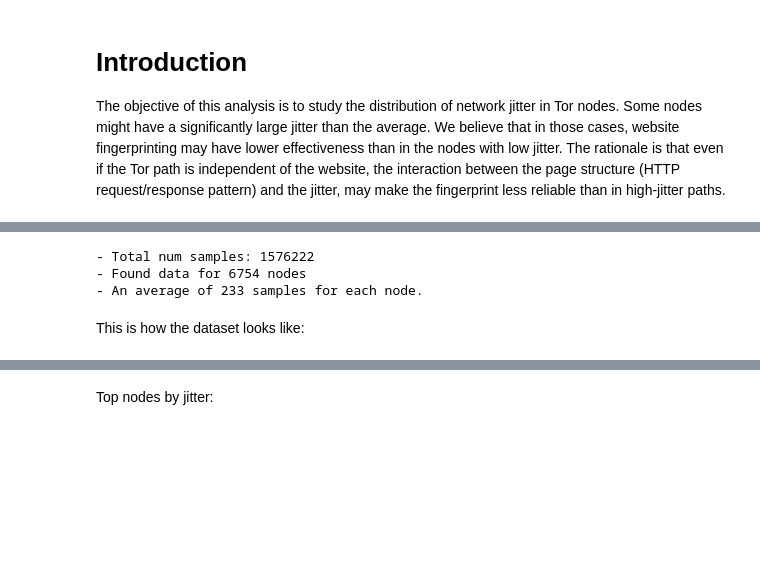
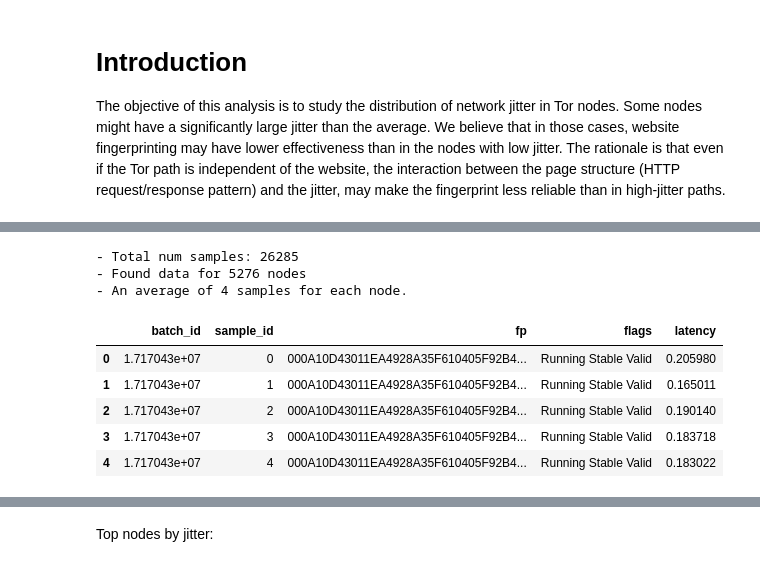
Before and after one commit to mjuarezm/entrystats, a Jupyter notebook: stats_analysis.ipynb, the cells around one changed output, grey strips where cells are left out. Saved outputs shown, nothing was run; the diff lists cells and outputs as text; code cells hidden in the pictures; blank space fills up the shorter version.

```diff
--- a/stats_analysis.ipynb
+++ b/stats_analysis.ipynb
@@ -64,19 +66,26 @@ For our data collection, we make a TCP connection to the node's OR port and reco
 # %%
 # load data
 data = pd.read_csv(join(LATEST_DATA))
 
 num_samples = len(data)
 print "- Total num samples:", num_samples
 
 nodes = data.groupby(['fp'])['fp'].count()
 num_nodes = len(nodes)
 print "- Found data for", num_nodes, "nodes"
 
 avg_num_samples_per_nodes = nodes.mean()
 print "- An average of", int(avg_num_samples_per_nodes), "samples for each node."
+print "\n"
+
+data.head()
 # %% [output]
-- Total num samples: 1576222
-- Found data for 6754 nodes
-- An average of 233 samples for each node.
+- Total num samples: 26285
+- Found data for 5276 nodes
+- An average of 4 samples for each node.
+|  | batch_id | sample_id | fp | flags | latency |
+| 0 | 1.717043e+07 | 0 | 000A10D43011EA4928A35F610405F92B4... | Running Stable Valid | 0.205980 |
+| 1 | 1.717043e+07 | 1 | 000A10D43011EA4928A35F610405F92B4... | Running Stable Valid | 0.165011 |
+| 2 | 1.717043e+07 | 2 | 000A10D43011EA4928A35F610405F92B4... | Running Stable Valid | 0.190140 |
+| 3 | 1.717043e+07 | 3 | 000A10D43011EA4928A35F610405F92B4... | Running Stable Valid | 0.183718 |
+| 4 | 1.717043e+07 | 4 | 000A10D43011EA4928A35F610405F92B4... | Running Stable Valid | 0.183022 |
-# %% [markdown]
-This is how the dataset looks like:
```
Also changed, not shown: parts of 21 cells of this notebook, 2 other files.
